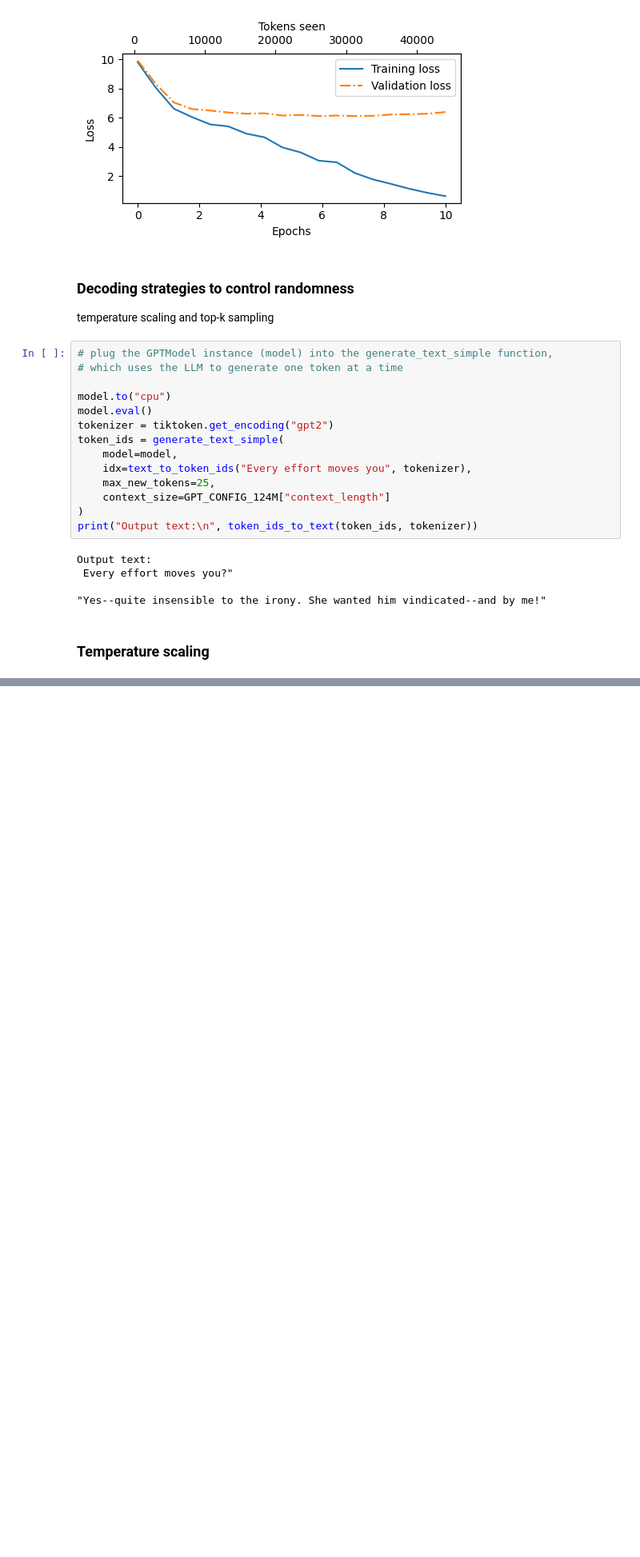
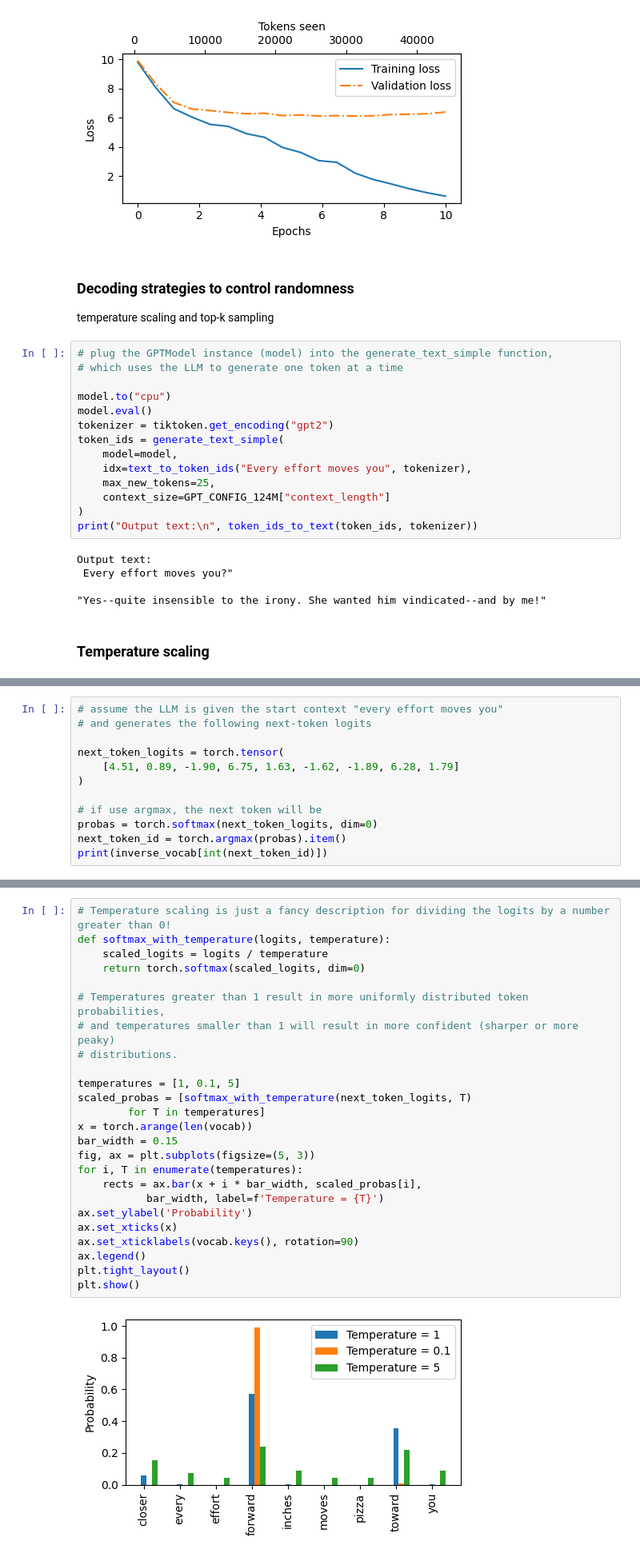
Before and after one commit to Centaureiss1/BuildLLMFromScratch, a Jupyter notebook: work/ch5_pretraining_on_unlabeled_data.ipynb, the cells around one changed output, grey strips where cells are left out. Shown: that part at 80% size. Saved outputs shown, nothing was run; the diff lists cells and outputs as text; blank space fills up the shorter version.

Commit message:
added temperature, top-k, and finished loading pretrained params

```diff
--- a/work/ch5_pretraining_on_unlabeled_data.ipynb
+++ b/work/ch5_pretraining_on_unlabeled_data.ipynb
@@ -438,0 +452,12 @@ Output text:
+# %%
+# assume the LLM is given the start context "every effort moves you"
+# and generates the following next-token logits
+
+next_token_logits = torch.tensor(
+    [4.51, 0.89, -1.90, 6.75, 1.63, -1.62, -1.89, 6.28, 1.79]
+)
+
+# if use argmax, the next token will be
+probas = torch.softmax(next_token_logits, dim=0)
+next_token_id = torch.argmax(probas).item()
+print(inverse_vocab[int(next_token_id)])
@@ -438,0 +494,27 @@ Output text:
+# %%
+# Temperature scaling is just a fancy description for dividing the logits by a number greater than 0!
+def softmax_with_temperature(logits, temperature):
+    scaled_logits = logits / temperature
+    return torch.softmax(scaled_logits, dim=0)
+
+# Temperatures greater than 1 result in more uniformly distributed token probabilities,
+# and temperatures smaller than 1 will result in more confident (sharper or more peaky)
+# distributions.
+
+temperatures = [1, 0.1, 5]
+scaled_probas = [softmax_with_temperature(next_token_logits, T)
+        for T in temperatures]
+x = torch.arange(len(vocab))
+bar_width = 0.15
+fig, ax = plt.subplots(figsize=(5, 3))
+for i, T in enumerate(temperatures):
+    rects = ax.bar(x + i * bar_width, scaled_probas[i],
+           bar_width, label=f'Temperature = {T}')
+ax.set_ylabel('Probability')
+ax.set_xticks(x)
+ax.set_xticklabels(vocab.keys(), rotation=90)
+ax.legend()
+plt.tight_layout()
+plt.show()
+# %% [output]
+[figure, added]
```
Also changed, not shown: parts of 29 cells of this notebook, 1 other file.
